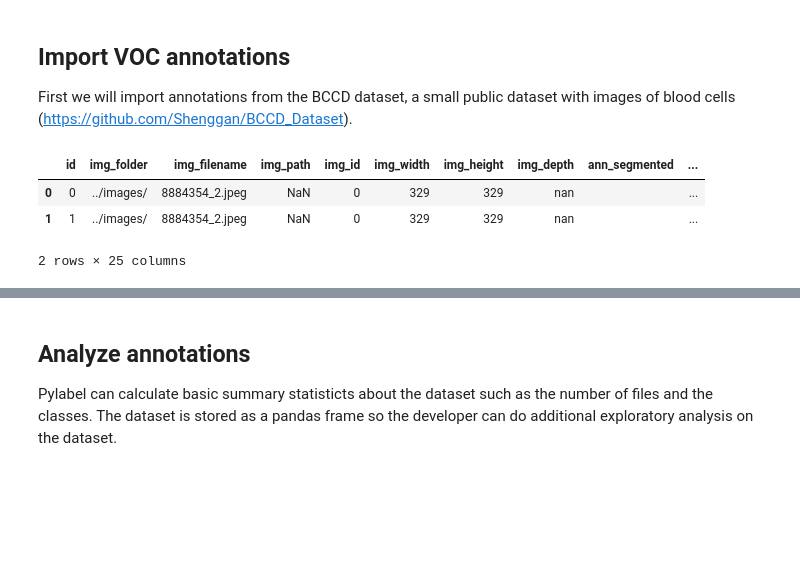
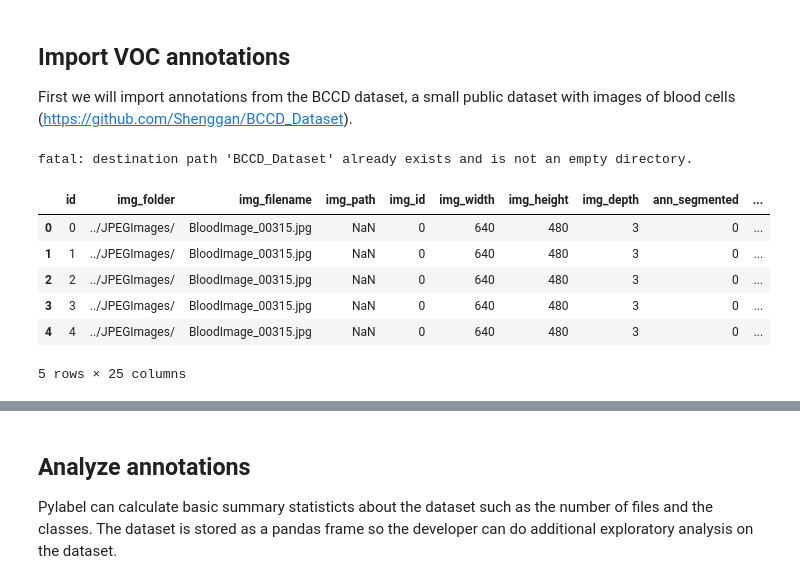
Before and after one commit to pylabel-project/pylabel, a Jupyter notebook: voc2coco.ipynb, the cells around one changed output, grey strips where cells are left out. Saved outputs shown, nothing was run; the diff lists cells and outputs as text; code cells hidden in the pictures; blank space fills up the shorter version.

```diff
--- a/voc2coco.ipynb
+++ b/voc2coco.ipynb
@@ -11,20 +17,23 @@ from pylabelalpha import importer
 First we will import annotations from the BCCD dataset, a small public dataset with images of blood cells (https://github.com/Shenggan/BCCD_Dataset).
 # %%
 #Download the annotations and images
-#!git clone https://github.com/Shenggan/BCCD_Dataset
-#path_to_annotations = "BCCD_Dataset/BCCD/Annotations/"
+!git clone https://github.com/Shenggan/BCCD_Dataset
+path_to_annotations = "BCCD_Dataset/BCCD/Annotations/"
 
-path_to_annotations = "/Users/alex/Google Drive/pylabel/datasets/wildlife/yolo_splits/val/labels/../voc_annotations"
 #Identify the path to get from the annotations to the images
-path_to_images = "../images/"
+path_to_images = "../JPEGImages/"
 
-dataset = importer.ImportVOC(path=path_to_annotations, path_to_images=path_to_images, name="Wildlife")
-dataset.df.head(2)
+dataset = importer.ImportVOC(path=path_to_annotations, path_to_images=path_to_images, name="BCCD_Dataset")
+dataset.df.head(5)
 # %% [output]
+fatal: destination path 'BCCD_Dataset' already exists and is not an empty directory.
 |  | id | img_folder | img_filename | img_path | img_id | img_width | img_height | img_depth | ann_segmented | ... |
-| 0 | 0 | ../images/ | 8884354_2.jpeg | NaN | 0 | 329 | 329 | nan |  | ... |
-| 1 | 1 | ../images/ | 8884354_2.jpeg | NaN | 0 | 329 | 329 | nan |  | ... |
+| 0 | 0 | ../JPEGImages/ | BloodImage_00315.jpg | NaN | 0 | 640 | 480 | 3 | 0 | ... |
+| 1 | 1 | ../JPEGImages/ | BloodImage_00315.jpg | NaN | 0 | 640 | 480 | 3 | 0 | ... |
+| 2 | 2 | ../JPEGImages/ | BloodImage_00315.jpg | NaN | 0 | 640 | 480 | 3 | 0 | ... |
+| 3 | 3 | ../JPEGImages/ | BloodImage_00315.jpg | NaN | 0 | 640 | 480 | 3 | 0 | ... |
+| 4 | 4 | ../JPEGImages/ | BloodImage_00315.jpg | NaN | 0 | 640 | 480 | 3 | 0 | ... |
-2 rows × 25 columns
+5 rows × 25 columns
 # %%
 #Confirm that there are images by displaying an image
 from IPython.display import display
```
Also changed, not shown: parts of 6 cells of this notebook, 1 other file.
